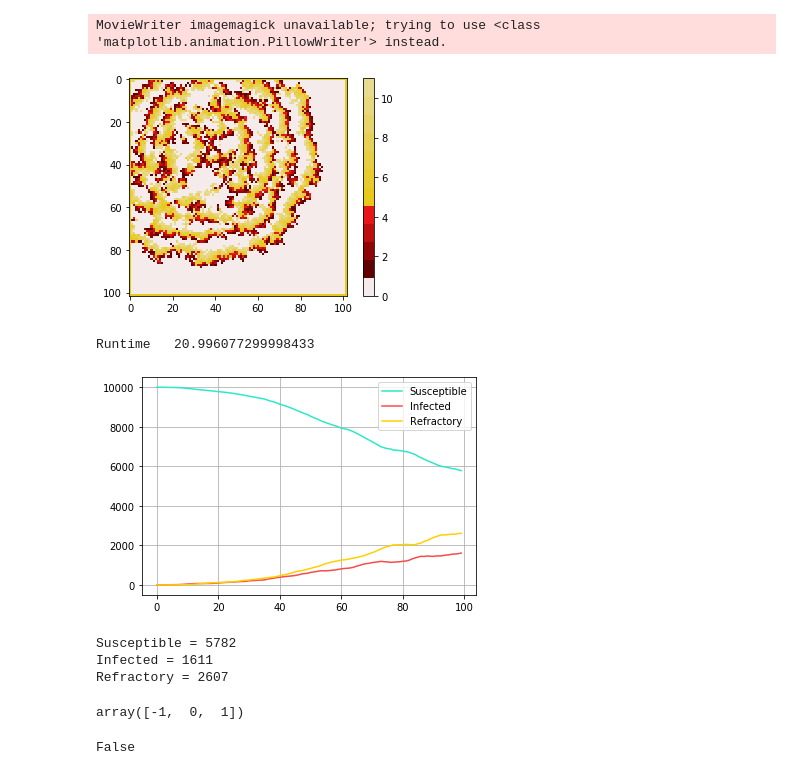
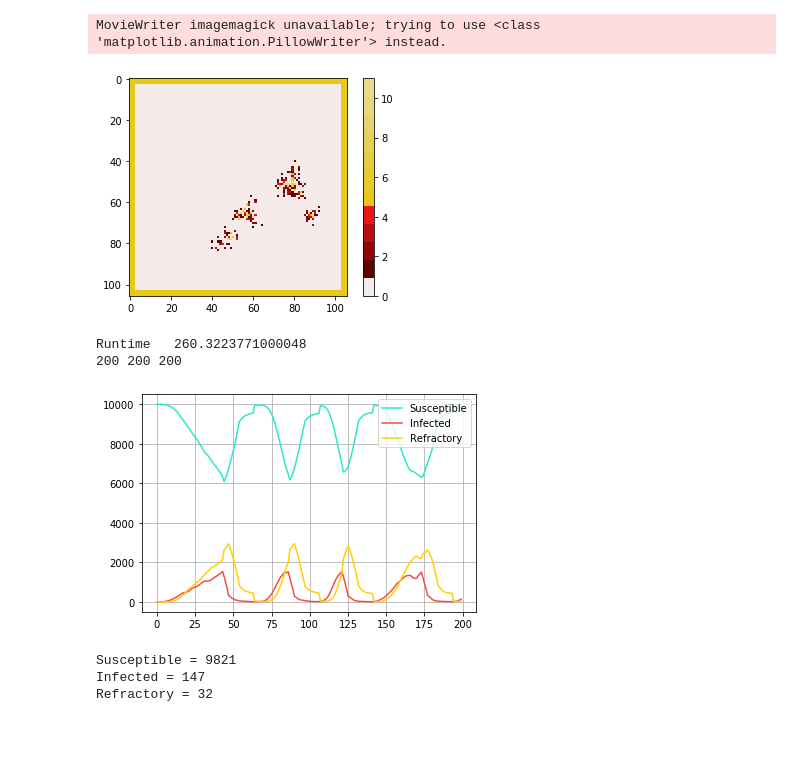
Before and after one commit to kunal1729verma/idc621-modelling_complex_systems, a Jupyter notebook: SIRS_original.ipynb, the cells around one changed output. Drawn from its saved outputs; the diff is of its cells as text; code cells hidden in the pictures; blank space fills up the shorter version.

Commit message:
auto generate plots

```diff
--- a/SIRS_original.ipynb
+++ b/SIRS_original.ipynb
@@ -106,18 +112,16 @@ def datastats(state,x_dim, y_dim, t_i,t_r,r):
 
 #parameters
 
-radius=1
+radius=3
+lockdown_factor=0.25
 det_prob=1   #Deterministic((2*radius+1)**2 -1) or Probablistic(1) Automata
 t_i=4                           # 1<=t<=t_i is the infected range
 t_r=7                           # t_i+1<=t<=t_i+t_r is the refractory range
 x_dim=100
 y_dim=100
-time=100
+time=200
 cmap = customcmap(t_i, t_r)
-suslist=[]
-inflist=[]
-reflist=[]
-tarray=np.arange(time)
+
 
 #total weight due to r!=1
 weight_sum=0
@@ -151,33 +155,59 @@ for i in range(radius):                 #All borders of width = (radius) are fix
 
 tau[(x_dim+2*radius)//3,(y_dim+2*radius)//3]=1     #single infection in the middle
 # %%
+suslist=[]
+inflist=[]
+reflist=[]
+tarray=np.arange(time)
+
 start = timer()
 fig=plt.figure()
 state=tau.copy()
+sus,inf,ref=datastats(state, x_dim, y_dim, t_i, t_r, radius)
+suslist.append(sus)
+inflist.append(inf)
+reflist.append(ref)
 plt.colorbar(plt.imshow(state, cmap=cmap, interpolation = 'nearest', vmin = 0, vmax = t_i+t_r))
 ims=[]
 im=plt.imshow(state, animated=True, cmap = cmap, vmin = 0, vmax = t_i+t_r)
 ims.append([im])
-for t in range(time):
-
-    sus,inf,ref=datastats(state, x_dim, y_dim, t_i, t_r, radius)
-    suslist.append(sus)
-    inflist.append(inf)
-    reflist.append(ref)
-    state_new=propogator(state,x_dim,y_dim,t_i,t_r,det_prob,radius,weight_sum)
-    state=state_new.copy()
-    if(t%1==0):
+t=1
+while(t<time):
+    x=0
+    if(inf>=1500):
+        while(x<20 and t<time):
+            state_new=propogator(state,x_dim,y_dim,t_i,t_r,det_prob,1,8,radius,lockdown_factor)
+            state=state_new.copy()
+            sus,inf,ref=datastats(state, x_dim, y_dim, t_i, t_r, 1)
+            suslist.append(sus)
+            inflist.append(inf)
+            reflist.append(ref)
+            im=plt.imshow(state, animated=True, cmap = cmap, vmin = 0, vmax = t_i+t_r)
+            ims.append([im])
+            x=x+1
+            t=t+1
+    else:
+        state_new=propogator(state,x_dim,y_dim,t_i,t_r,det_prob,radius,weight_sum,radius,1)
+        state=state_new.copy()
+        sus,inf,ref=datastats(state, x_dim, y_dim, t_i, t_r, radius)
+        suslist.append(sus)
+        inflist.append(inf)
+        reflist.append(ref)
         im=plt.imshow(state, animated=True, cmap = cmap, vmin = 0, vmax = t_i+t_r)
         ims.append([im])
+        t=t+1
+
 ani=animation.ArtistAnimation(fig, ims, interval=50, blit=True, repeat_delay=1000)
-ani.save('SIRSmodel_rand.gif', writer='imagemagick', fps=5)
+ani.save('SIRSmodel_lockdown_1500 peak_20days.gif', writer='imagemagick', fps=5)
 #check for changes on github
 end = timer()
 # %% [output]
 MovieWriter imagemagick unavailable; trying to use <class 'matplotlib.animation.PillowWriter'> instead.
-[figure, old version]
+[figure, new version]
 # %%
 print("Runtime  ",end-start)
+print(len(inflist),len(suslist),len(reflist))
+
 plt.plot(tarray, suslist,'#2ce8c9', label="Susceptible")
 plt.plot(tarray, inflist,'#f74a4a', label="Infected")
 plt.plot(tarray, reflist,'#ffd000', label="Refractory")
@@ -188,8 +218,9 @@ print("Susceptible =", suslist[time-1])
 print("Infected =", inflist[time-1])
 print("Refractory =", reflist[time-1])
 # %% [output]
-Runtime   20.996077299998433
+Runtime   260.3223771000048
+200 200 200
-[figure, old version]
+[figure, new version]
-Susceptible = 5782
-Infected = 1611
-Refractory = 2607
+Susceptible = 9821
+Infected = 147
+Refractory = 32
@@ -212,10 +226,0 @@ def datastats(state,x_dim, y_dim, t_i,t_r):
-# %%
-np.arange(-1,2)
-# %% [output]
-array([-1,  0,  1])
-# %%
-a=0
-b=1
-(a,b)==(0,0)
-# %% [output]
-False
```
Also changed, not shown: parts of 4 cells of this notebook, 1 other file.
